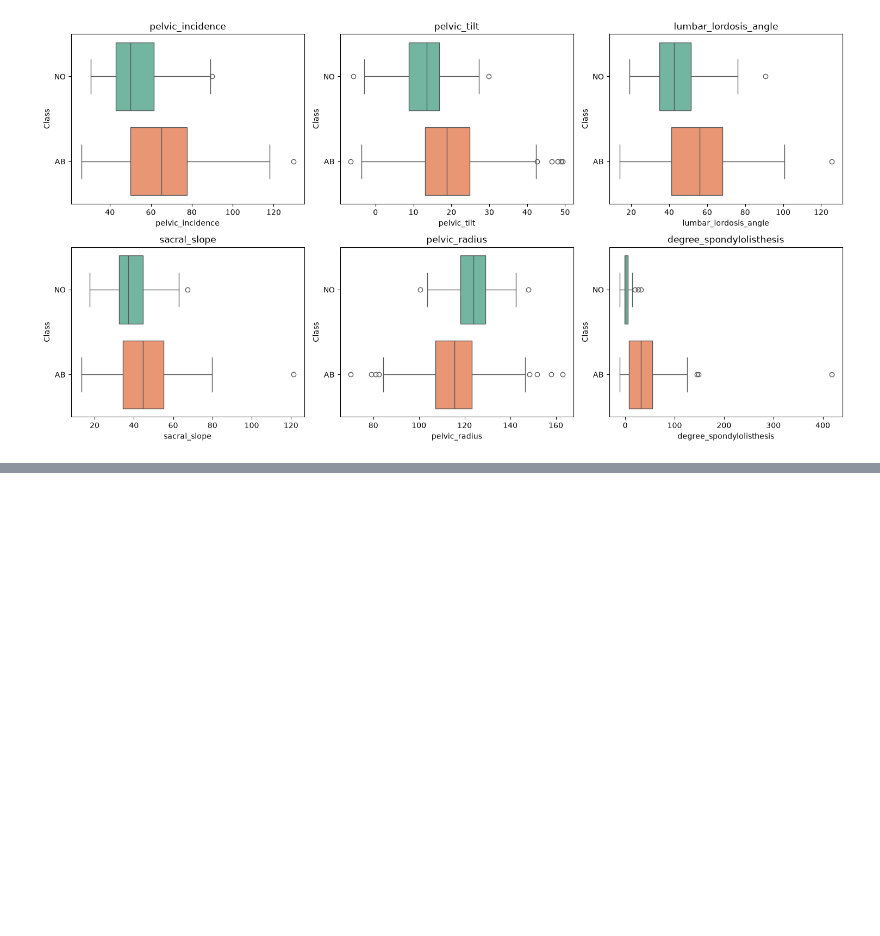
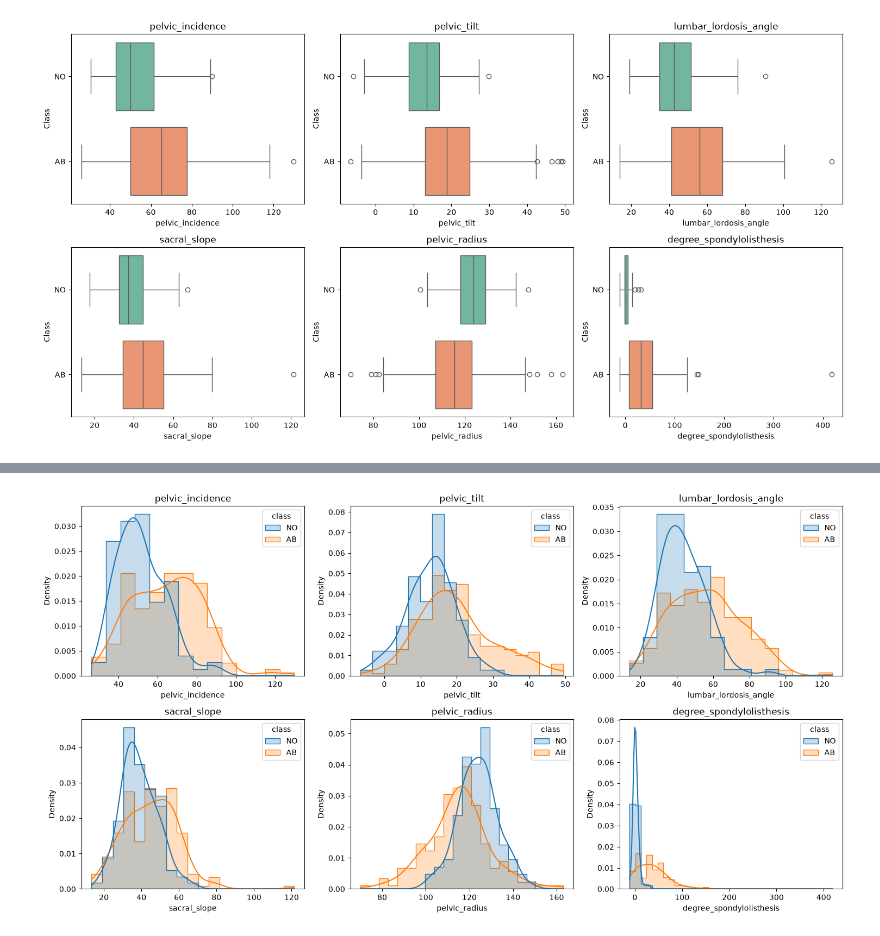
Before and after one commit to kurochan1901/115-1_Data-Analysis-and-Modeling, a Jupyter notebook: HW3/HW3.ipynb, the cells around one changed output, grey strips where cells are left out. Cells and saved outputs as stored; diff of their text form; code cells hidden in the pictures; blank space fills up the shorter version.

Commit message:
model building & variables selection

```diff
--- a/HW3/HW3.ipynb
+++ b/HW3/HW3.ipynb
@@ -168,0 +177,18 @@ plt.show()
+# %%
+# 五個變數整體資料的敘述統計量
+
+numeric_cols = df.select_dtypes(include="number").columns
+
+desc = df[numeric_cols].describe().T
+
+desc["median"] = df[numeric_cols].median()
+desc["IQR"] = desc["75%"] - desc["25%"]
+
+display(desc.round(2))
+
+# 分組後各自變數的平均數、中位數、標準差
+group_stats = df.groupby("class")[numeric_cols].agg(
+    ["mean", "median", "std"]
+)
+
+display(group_stats.round(2))
@@ -168,0 +208,23 @@ plt.show()
+# %%
+# 分組各自變數分布圖
+fig, axes = plt.subplots(2, 3, figsize=(15, 8))
+
+for ax, col in zip(axes.flatten(), numeric_cols):
+    sns.histplot(
+        data=df,
+        x=col,
+        hue="class",
+        hue_order=["NO", "AB"],
+        stat="density",
+        common_norm=False,
+        kde=True,
+        element="step",
+        alpha=0.25,
+        ax=ax
+    )
+    ax.set_title(col)
+
+plt.tight_layout()
+plt.show()
+# %% [output]
+[figure, added]
```
Also changed, not shown: parts of 31 cells of this notebook.
